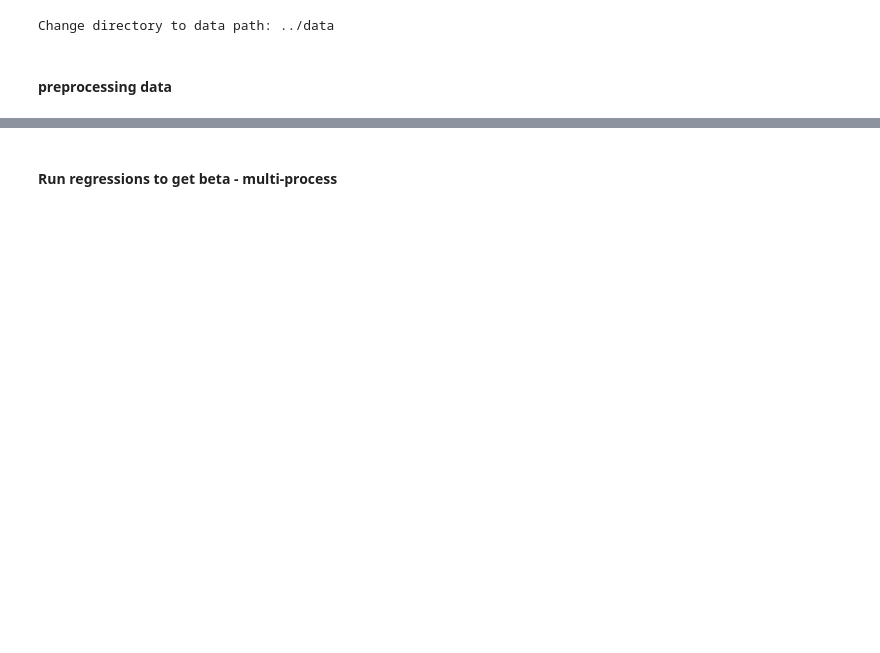
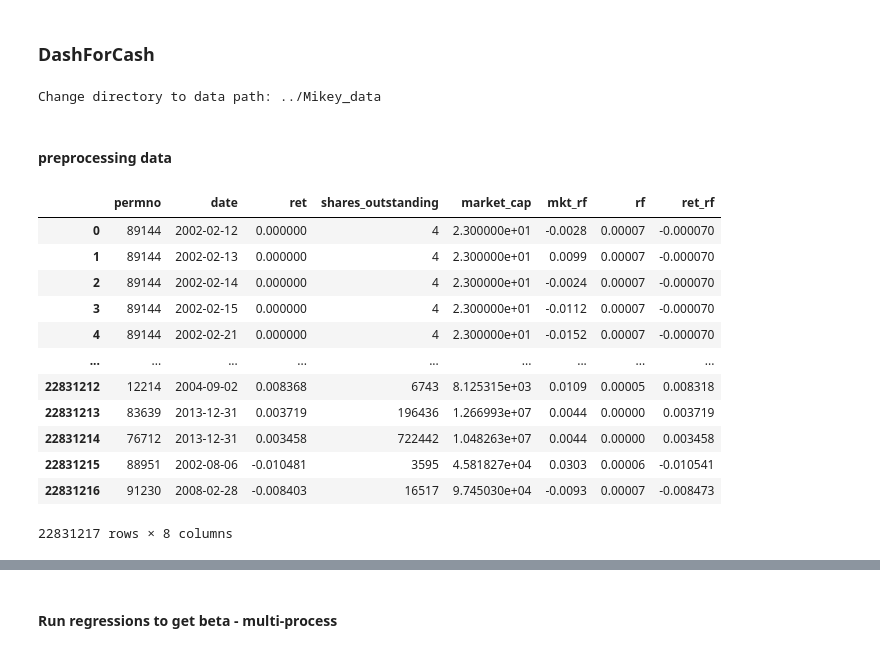
Before and after one commit to yeyechen/DashForCash, a Jupyter notebook: src/analysis.ipynb, the cells around one changed output, grey strips where cells are left out. Drawn from its saved outputs; the diff is of its cells as text; code cells hidden in the pictures; blank space fills up the shorter version.

```diff
--- a/src/analysis.ipynb
+++ b/src/analysis.ipynb
@@ -1,3 +1,5 @@
+# %% [markdown]
+### DashForCash
 # %%
 import pandas as pd
 import numpy as np
@@ -9,12 +10,12 @@ from tqdm import tqdm
 # %%
-data_path = '../data'
+data_path = '../Mikey_data'
 if os.path.exists(data_path):
     os.chdir(data_path)
     print(f'Change directory to data path: {data_path}')
 else:
     print('Please point to the correct data path!')
 # %% [output]
-Change directory to data path: ../data
+Change directory to data path: ../Mikey_data
 # %% [markdown]
 #### preprocessing data
 # %%
@@ -29,8 +30,8 @@ Change directory to data path: ../data
 
 con = duckdb.connect()
 
-start_date = '2010-01-01'
-end_date = '2012-01-01'
+start_date = '2000-01-01'
+end_date = '2014-01-01'
 
 # Query:
 # 1. join with delisting adjusted data
@@ -39,33 +40,47 @@ end_date = '2012-01-01'
 # 4. make sure the return is not null
 query_data = (f"""
     SELECT
     dsf.permno,
     dlycaldt  AS date,
     dlyret    AS ret,
     shrout    AS shares_outstanding,
     (shrout * dlyprc) AS market_cap,
     mkt_rf,
     rf,
     (ret - rf) AS ret_rf
     FROM read_parquet('crsp_202401.dsf_v2.parquet') AS dsf
     JOIN (
         SELECT DISTINCT permno, hexcd AS exchange
         FROM read_parquet('crsp_202401.dsenames.parquet')
     ) AS exchanges
     ON dsf.permno = exchanges.permno
     JOIN (
         SELECT dt, mkt_rf, rf
         FROM read_parquet('ff.four_factor.parquet')
     ) AS mkt
     ON dsf.dlycaldt = mkt.dt
     WHERE dlycaldt BETWEEN '{start_date}' AND '{end_date}'
     AND exchange IN (1, 2, 3)
     AND dsf.dlyret IS NOT NULL
 """)
 
 crsp_d = con.execute(query_data).fetch_df()
 crsp_d['date'] = pd.to_datetime(crsp_d['date'])
 con.close()
-crsp_d.head(3)
+crsp_d
+# %% [output]
+|  | permno | date | ret | shares_outstanding | market_cap | mkt_rf | rf | ret_rf |
+| 0 | 89144 | 2002-02-12 | 0.000000 | 4 | 2.300000e+01 | -0.0028 | 0.00007 | -0.000070 |
+| 1 | 89144 | 2002-02-13 | 0.000000 | 4 | 2.300000e+01 | 0.0099 | 0.00007 | -0.000070 |
+| 2 | 89144 | 2002-02-14 | 0.000000 | 4 | 2.300000e+01 | -0.0024 | 0.00007 | -0.000070 |
+| 3 | 89144 | 2002-02-15 | 0.000000 | 4 | 2.300000e+01 | -0.0112 | 0.00007 | -0.000070 |
+| 4 | 89144 | 2002-02-21 | 0.000000 | 4 | 2.300000e+01 | -0.0152 | 0.00007 | -0.000070 |
+| ... | ... | ... | ... | ... | ... | ... | ... | ... |
+| 22831212 | 12214 | 2004-09-02 | 0.008368 | 6743 | 8.125315e+03 | 0.0109 | 0.00005 | 0.008318 |
+| 22831213 | 83639 | 2013-12-31 | 0.003719 | 196436 | 1.266993e+07 | 0.0044 | 0.00000 | 0.003719 |
+| 22831214 | 76712 | 2013-12-31 | 0.003458 | 722442 | 1.048263e+07 | 0.0044 | 0.00000 | 0.003458 |
+| 22831215 | 88951 | 2002-08-06 | -0.010481 | 3595 | 4.581827e+04 | 0.0303 | 0.00006 | -0.010541 |
+| 22831216 | 91230 | 2008-02-28 | -0.008403 | 16517 | 9.745030e+04 | -0.0093 | 0.00007 | -0.008473 |
+22831217 rows × 8 columns
 # %%
 print(f'Number of unique permnos: {crsp_d["permno"].nunique()}')
```
Also changed, not shown: parts of 18 cells of this notebook.
